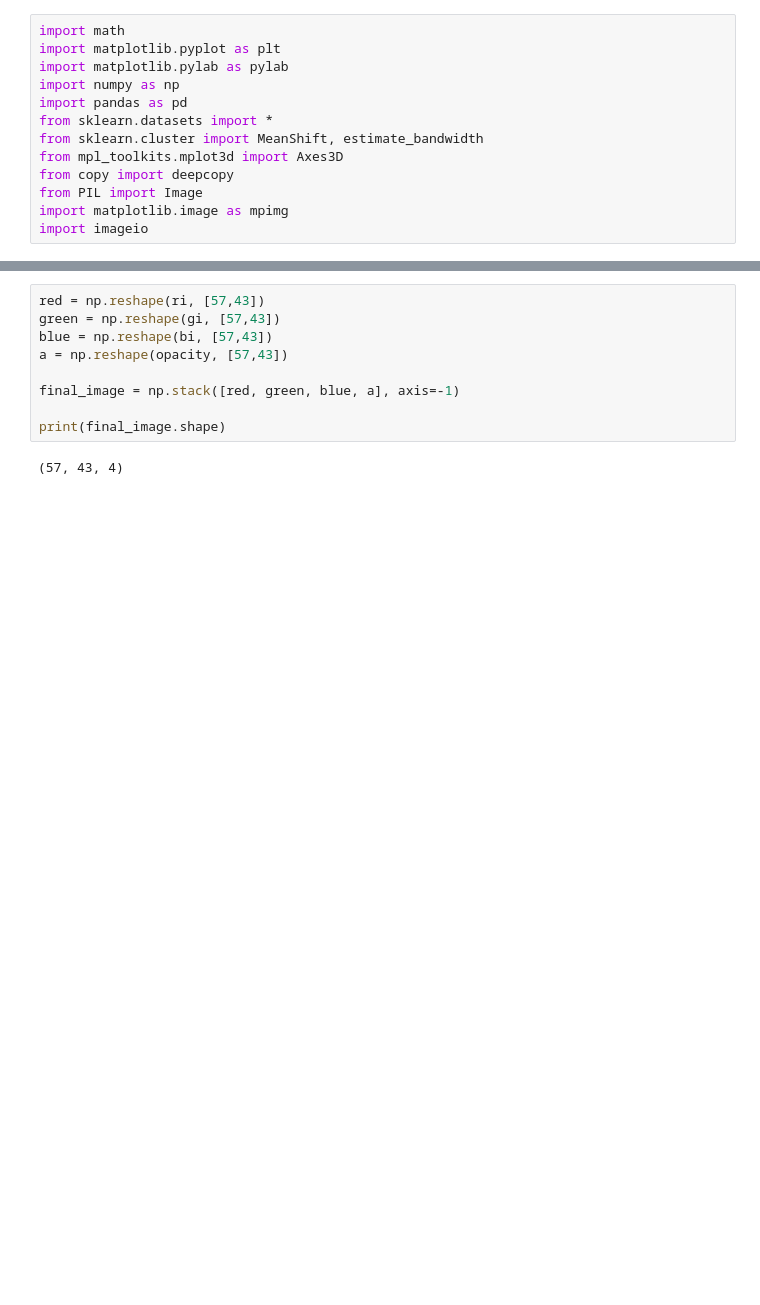
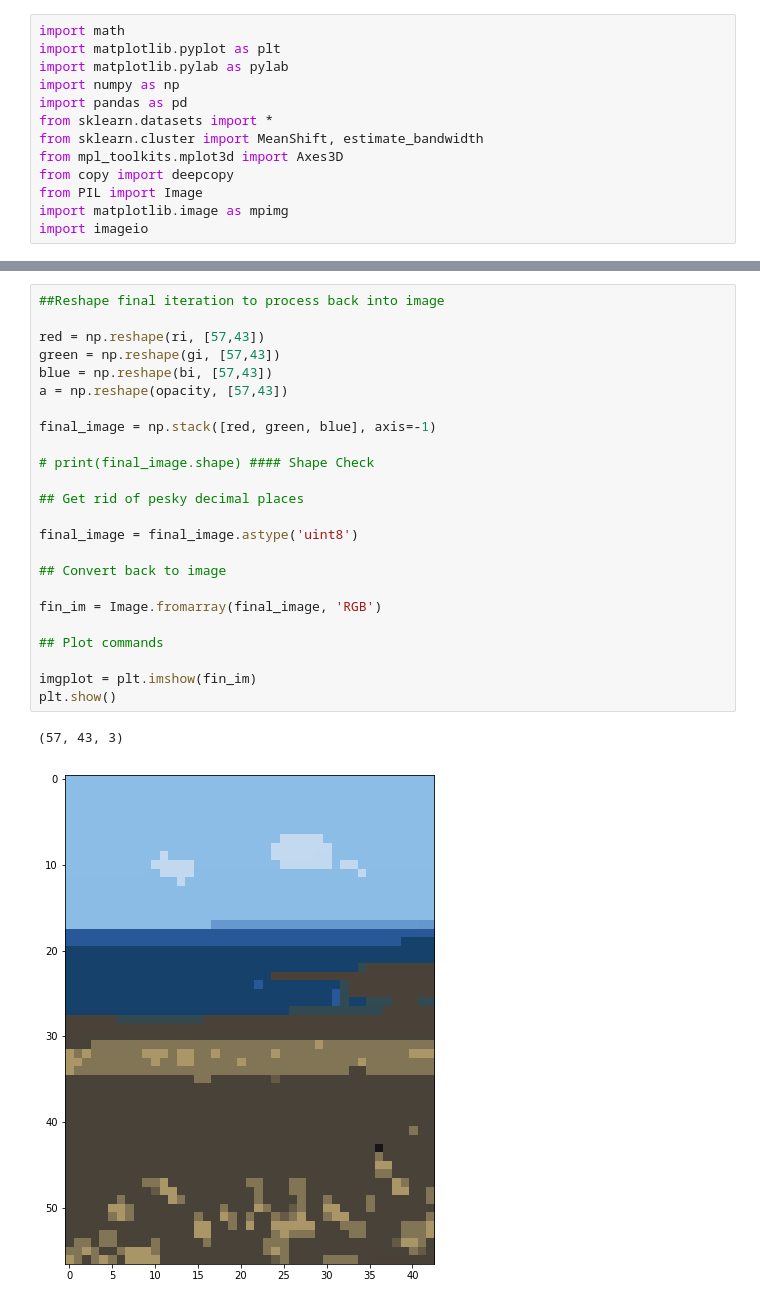
Before and after one commit to JeremyRoussel/DS_Class_Assignment2, a Jupyter notebook: Image Analysis.ipynb, the cells around one changed output, grey strips where cells are left out. Drawn from its saved outputs; the diff is of its cells as text; blank space fills up the shorter version.

```diff
--- a/Image Analysis.ipynb
+++ b/Image Analysis.ipynb
@@ -164,11 +179,27 @@ for i in range(n_iterations):
 # %%
+##Reshape final iteration to process back into image
+
 red = np.reshape(ri, [57,43])
 green = np.reshape(gi, [57,43])
 blue = np.reshape(bi, [57,43])
 a = np.reshape(opacity, [57,43])
 
-final_image = np.stack([red, green, blue, a], axis=-1)
+final_image = np.stack([red, green, blue], axis=-1)
 
-print(final_image.shape)
+# print(final_image.shape) #### Shape Check
+
+## Get rid of pesky decimal places
+
+final_image = final_image.astype('uint8')
+
+## Convert back to image
+
+fin_im = Image.fromarray(final_image, 'RGB')
+
+## Plot commands
+
+imgplot = plt.imshow(fin_im)
+plt.show()
 # %% [output]
-(57, 43, 4)
+(57, 43, 3)
+[figure, added]
```
Also changed, not shown: parts of 8 cells of this notebook.
